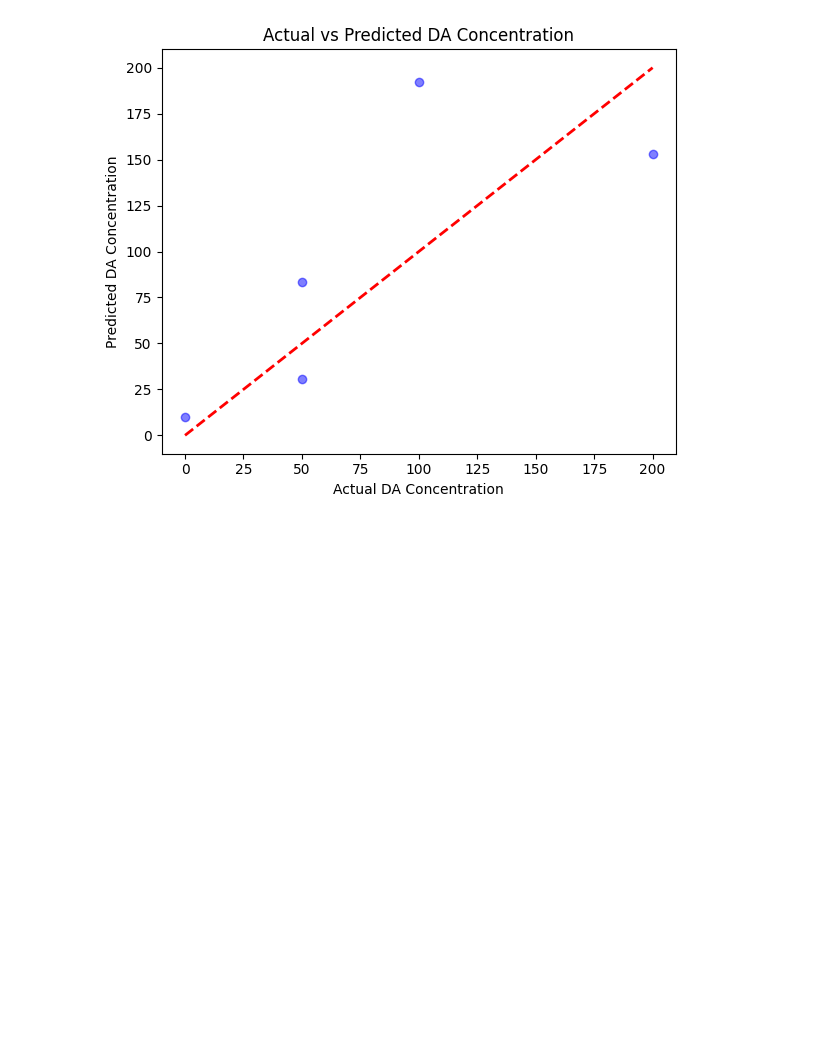
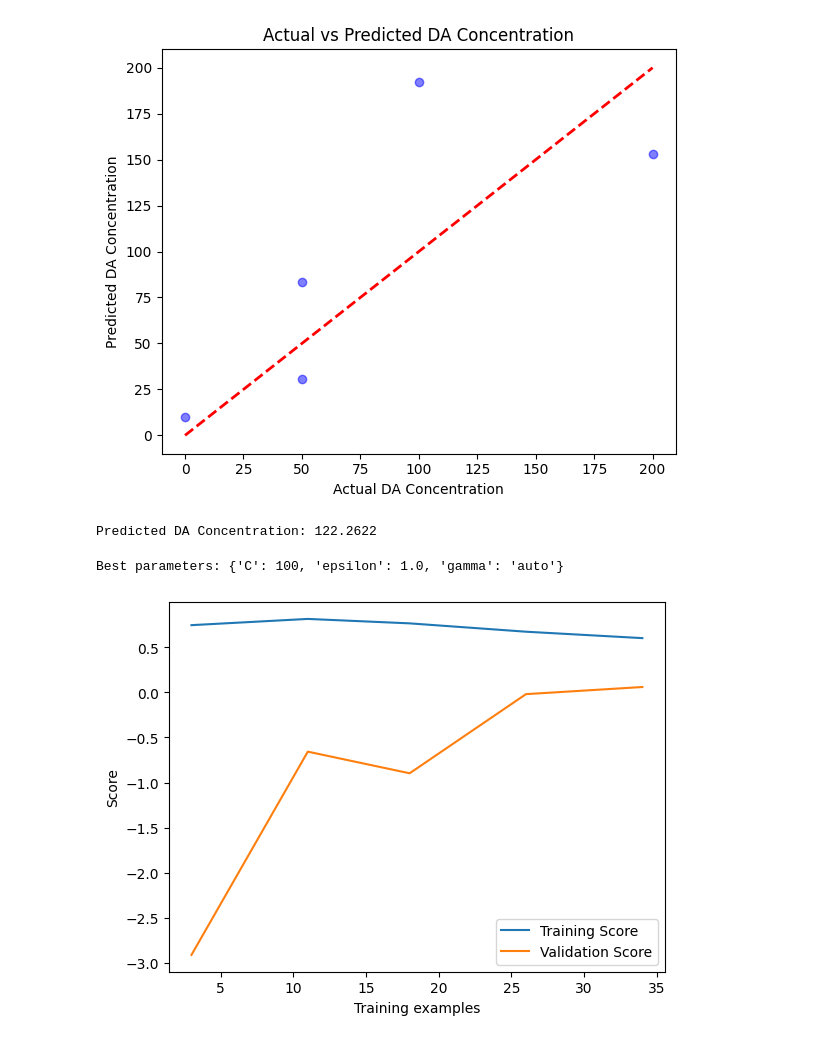
Before and after one commit to Prithviraj97/Machine-Learning-Fundamentals, a Jupyter notebook: ML Algorithms/SVR3.ipynb, the cells around one changed output. Saved outputs shown, nothing was run; the diff lists cells and outputs as text; code cells hidden in the pictures; blank space fills up the shorter version.

```diff
--- a/ML Algorithms/SVR3.ipynb
+++ b/ML Algorithms/SVR3.ipynb
@@ -66,3 +66,17 @@ print(f"R^2 Score: {r2:.4f}")
 # %% [output]
 Mean Squared Error: 2464.8462
 R^2 Score: 0.4642
+# %%
+# Initialize and train the SVR model with different hyperparameters
+svr_model2 = SVR(kernel='rbf', C=100, gamma='auto', epsilon=1.0)
+svr_model2.fit(X_train_scaled, y_train)
+
+# Make predictions
+y_pred = svr_model2.predict(X_test_scaled)
+
+# Calculate performance metrics
+mse = mean_squared_error(y_test, y_pred)
+r2 = r2_score(y_test, y_pred)
+
+print(f"Mean Squared Error: {mse:.4f}")
+print(f"R^2 Score: {r2:.4f}")
@@ -78,3 +95,50 @@ plt.tight_layout()
 plt.show()
 # %% [output]
 [figure]
+# %%
+# Example of making a new prediction -- feature variables are given below in same format as the training data
+new_data = pd.DataFrame({
+    'AA Concentration (uM)': [600],
+    'Peak Current (uA)': [50.852],
+    'Peak Potential (mV)': [169.792],
+    'Peak Area (uC)': [374.676]
+})
+
+#standarize the new data
+new_data_scaled = scaler.transform(new_data)
+
+# let's make a prediction with given feature variables
+prediction = svr_model.predict(new_data_scaled)
+print(f"Predicted DA Concentration: {prediction[0]:.4f}")
+# %% [output]
+Predicted DA Concentration: 122.2622
+# %%
+from sklearn.model_selection import GridSearchCV
+
+param_grid = {
+    'C': [0.1, 1, 10, 100],
+    'gamma': ['scale', 'auto', 0.1, 1],
+    'epsilon': [0.1, 0.2, 0.5, 1.0]
+}
+
+grid_search = GridSearchCV(SVR(), param_grid, cv=5, scoring='neg_mean_squared_error')
+grid_search.fit(X_train_scaled, y_train)
+
+print("Best parameters:", grid_search.best_params_)
+best_model = grid_search.best_estimator_
+# %% [output]
+Best parameters: {'C': 100, 'epsilon': 1.0, 'gamma': 'auto'}
+# %%
+from sklearn.model_selection import learning_curve
+import matplotlib.pyplot as plt
+
+train_sizes, train_scores, val_scores = learning_curve(svr_model, X_train_scaled, y_train, cv=5)
+
+plt.plot(train_sizes, train_scores.mean(axis=1), label='Training Score')
+plt.plot(train_sizes, val_scores.mean(axis=1), label='Validation Score')
+plt.xlabel('Training examples')
+plt.ylabel('Score')
+plt.legend()
+plt.show()
+# %% [output]
+[figure, added]
```
Also changed, not shown: parts of 1 cell of this notebook, 1 other file.
